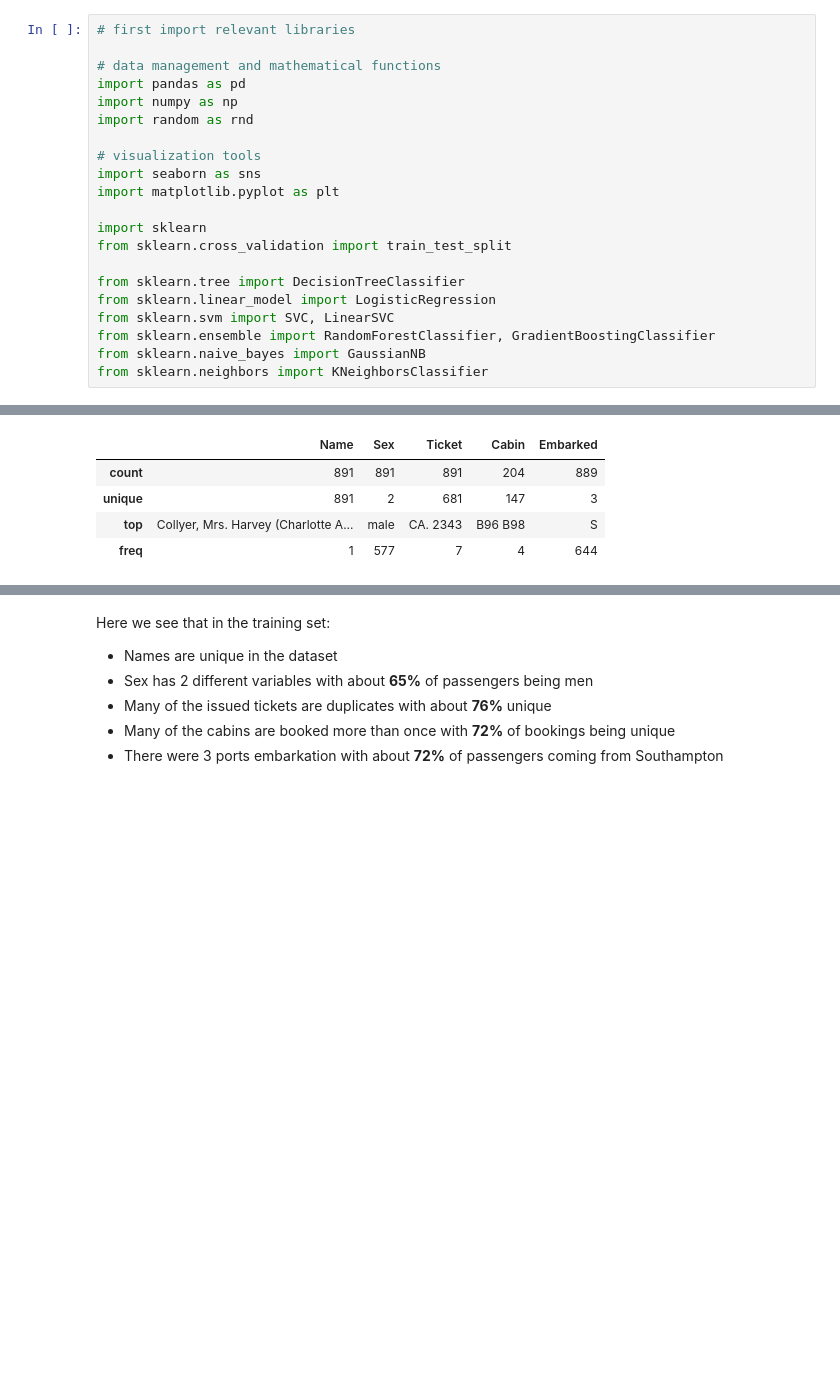
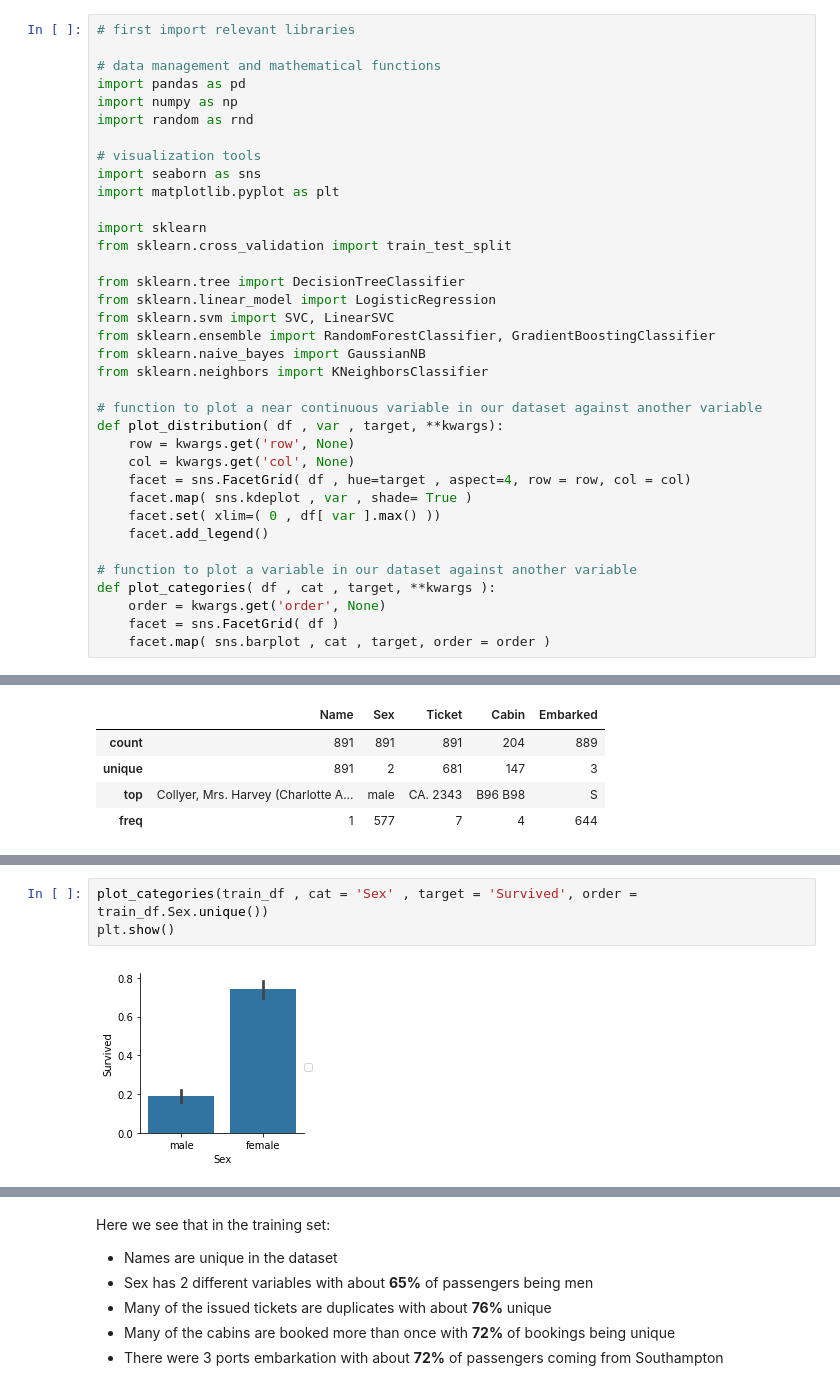
Before and after one commit to nuclth/Kaggle_Titanic, a Jupyter notebook: Survival.ipynb, the cells around one changed output, grey strips where cells are left out. Cells and saved outputs as stored; diff of their text form; blank space fills up the shorter version.

Commit message:
Lots of revisions. Decided to address each variable in a separate section

```diff
--- a/Survival.ipynb
+++ b/Survival.ipynb
@@ -50,6 +50,21 @@ from sklearn.svm import SVC, LinearSVC
 from sklearn.ensemble import RandomForestClassifier, GradientBoostingClassifier
 from sklearn.naive_bayes import GaussianNB
 from sklearn.neighbors import KNeighborsClassifier
+
+# function to plot a near continuous variable in our dataset against another variable
+def plot_distribution( df , var , target, **kwargs):
+    row = kwargs.get('row', None)
+    col = kwargs.get('col', None)
+    facet = sns.FacetGrid( df , hue=target , aspect=4, row = row, col = col)
+    facet.map( sns.kdeplot , var , shade= True )
+    facet.set( xlim=( 0 , df[ var ].max() ))
+    facet.add_legend()
+
+# function to plot a variable in our dataset against another variable
+def plot_categories( df , cat , target, **kwargs ):
+    order = kwargs.get('order', None)
+    facet = sns.FacetGrid( df )
+    facet.map( sns.barplot , cat , target, order = order )
 # %% [markdown]
 Now import the data for our problem and look at the first few entries for the training data. The training data is used to train our model which is then applied to the test data (and whereby success is gauged).
 # %%
@@ -246,0 +247,5 @@ train.describe(include = [np.object])
+# %%
+plot_categories(train_df , cat = 'Sex' , target = 'Survived', order = train_df.Sex.unique())
+plt.show()
+# %% [output]
+[figure, added]
```
Also changed, not shown: parts of 70 cells of this notebook.
